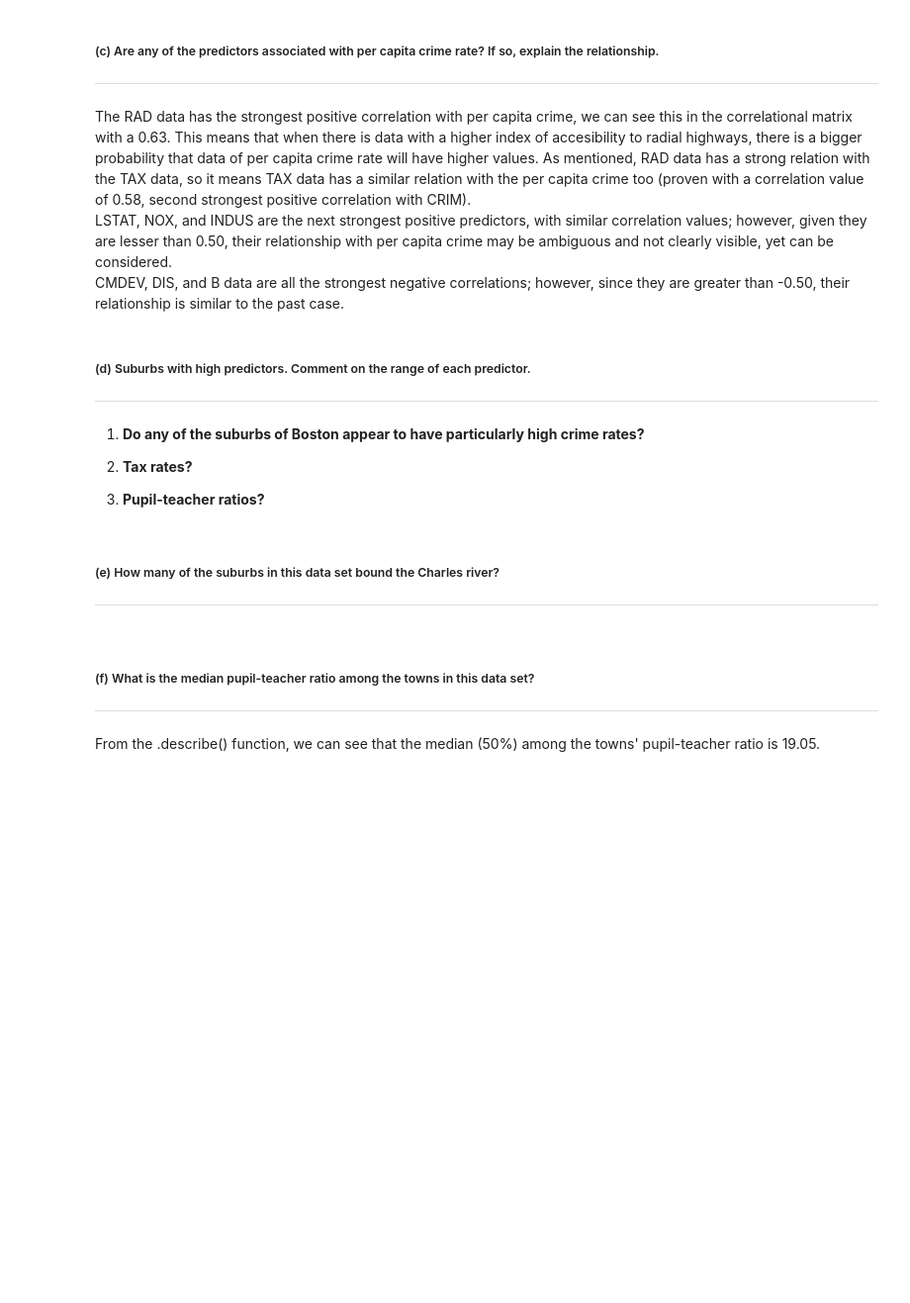
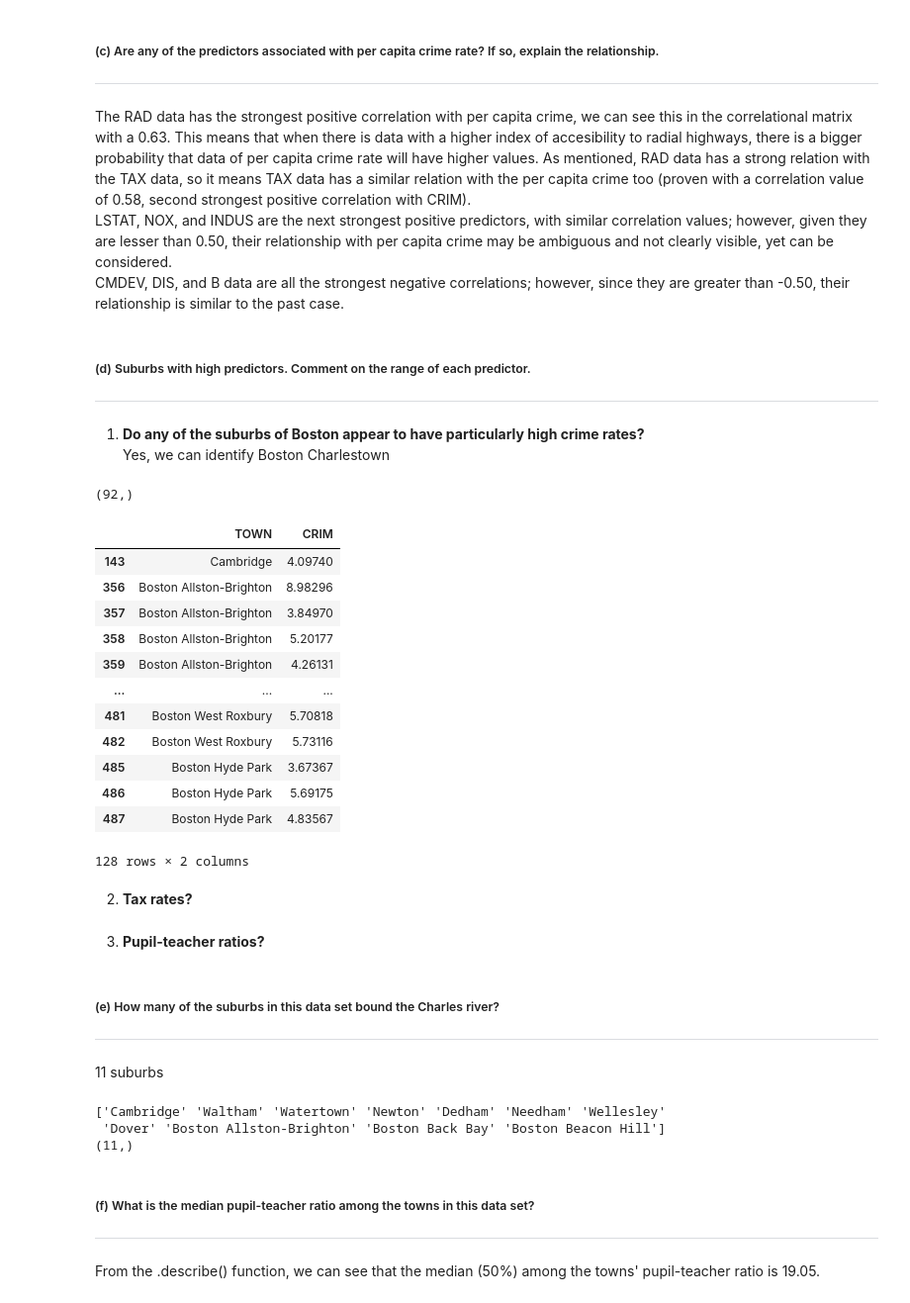
Before and after one commit to MAlejandroVC/Proyecto1, a Jupyter notebook: Project_2/BostonHousing.ipynb, the cells around one changed output. Shown at 99% size. Saved outputs shown, nothing was run; the diff lists cells and outputs as text; code cells hidden in the pictures; blank space fills up the shorter version.

```diff
--- a/Project_2/BostonHousing.ipynb
+++ b/Project_2/BostonHousing.ipynb
@@ -180,7 +180,28 @@ CMDEV, DIS, and B data are all the strongest negative correlations; however, sin
 # %% [markdown]
 ##### (d) Suburbs with high predictors. Comment on the range of each predictor.<hr>
 1. **Do any of the suburbs of Boston appear to have particularly high crime rates?**
-
-2. **Tax rates?**
-
-3. **Pupil-teacher ratios?**
+Yes, we can identify Boston Charlestown
+# %%
+boston['TOWN'].unique().shape
+# %% [output]
+(92,)
+# %%
+#boston.loc[boston['CRIM'].astype(float) > 3.6].groupby('TOWN').first().reset_index()[['TOWN', 'CRIM']]
+boston.loc[boston['CRIM'].astype(float) > 3.6][['TOWN', 'CRIM']]
+# %% [output]
+|  | TOWN | CRIM |
+| 143 | Cambridge | 4.09740 |
+| 356 | Boston Allston-Brighton | 8.98296 |
+| 357 | Boston Allston-Brighton | 3.84970 |
+| 358 | Boston Allston-Brighton | 5.20177 |
+| 359 | Boston Allston-Brighton | 4.26131 |
+| ... | ... | ... |
+| 481 | Boston West Roxbury | 5.70818 |
+| 482 | Boston West Roxbury | 5.73116 |
+| 485 | Boston Hyde Park | 3.67367 |
+| 486 | Boston Hyde Park | 5.69175 |
+| 487 | Boston Hyde Park | 4.83567 |
+128 rows × 2 columns
+# %% [markdown]
+
+2. **Tax rates?**
@@ -187,5 +210,19 @@ CMDEV, DIS, and B data are all the strongest negative correlations; however, sin
+# %% [markdown]
+
+3. **Pupil-teacher ratios?**
 # %% [markdown]
 ##### (e) How many of the suburbs in this data set bound the Charles river? <hr>
+11 suburbs
+# %%
+# Seleccionamos todos los cercanos al río (CHAS == 1), después se seleccionan los nombres únicos del TOWN
+print(boston.loc[boston['CHAS'] == 1]['TOWN'].unique())
+# Misma selección, pero con .shape para contar los TOWN resultantes
+print(boston.loc[boston['CHAS'] == 1]['TOWN'].unique().shape)
+#
+# %% [output]
+['Cambridge' 'Waltham' 'Watertown' 'Newton' 'Dedham' 'Needham' 'Wellesley'
+ 'Dover' 'Boston Allston-Brighton' 'Boston Back Bay' 'Boston Beacon Hill']
+(11,)
 # %% [markdown]
 ##### (f) What is the median pupil-teacher ratio among the towns in this data set? <hr>
 From the .describe() function, we can see that the median (50%) among the towns' pupil-teacher ratio is 19.05.
```
Also changed, not shown: parts of 11 cells of this notebook.
